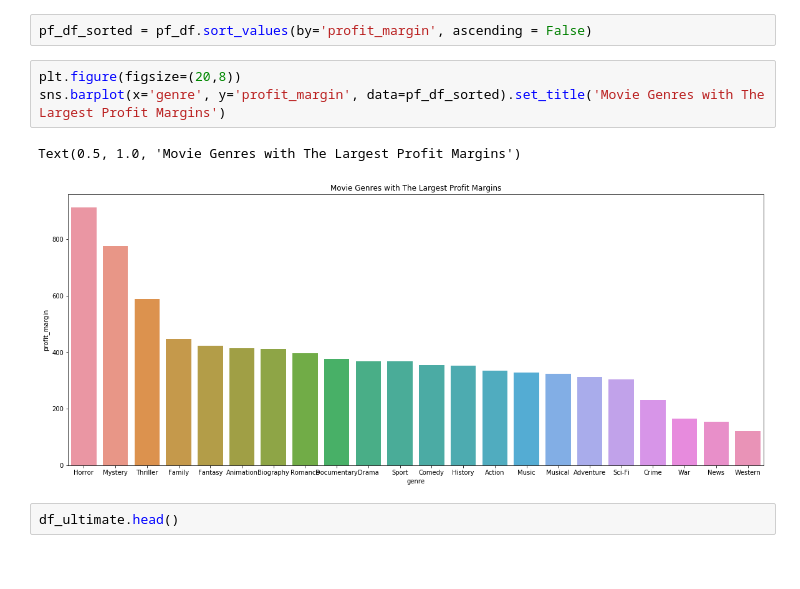
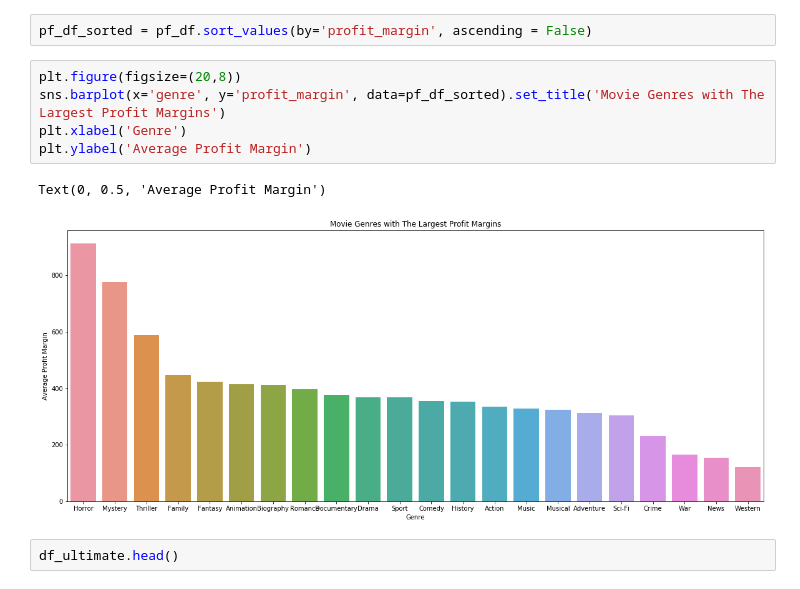
Before and after one commit to jfleury12/movie-collaboration, a Jupyter notebook: mod_1_project_EDA_fleury_2.ipynb, the cells around one changed output. Cells and saved outputs as stored; diff of their text form.

```diff
--- a/mod_1_project_EDA_fleury_2.ipynb
+++ b/mod_1_project_EDA_fleury_2.ipynb
@@ -687,9 +687,11 @@ pf_df_sorted = pf_df.sort_values(by='profit_margin', ascending = False)
 # %%
 plt.figure(figsize=(20,8))
 sns.barplot(x='genre', y='profit_margin', data=pf_df_sorted).set_title('Movie Genres with The Largest Profit Margins')
+plt.xlabel('Genre')
+plt.ylabel('Average Profit Margin')
 # %% [output]
-Text(0.5, 1.0, 'Movie Genres with The Largest Profit Margins')
+Text(0, 0.5, 'Average Profit Margin')
-[figure, old version]
+[figure, new version]
 # %%
 df_ultimate.head()
 # %% [output]
```
Also changed, not shown: parts of 3 cells of this notebook.
